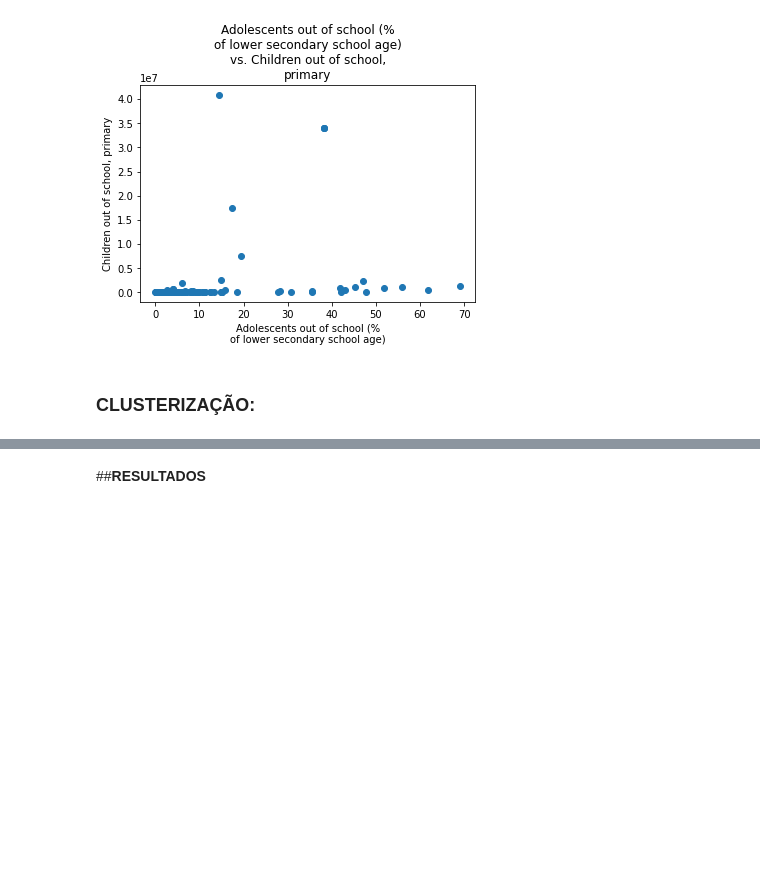
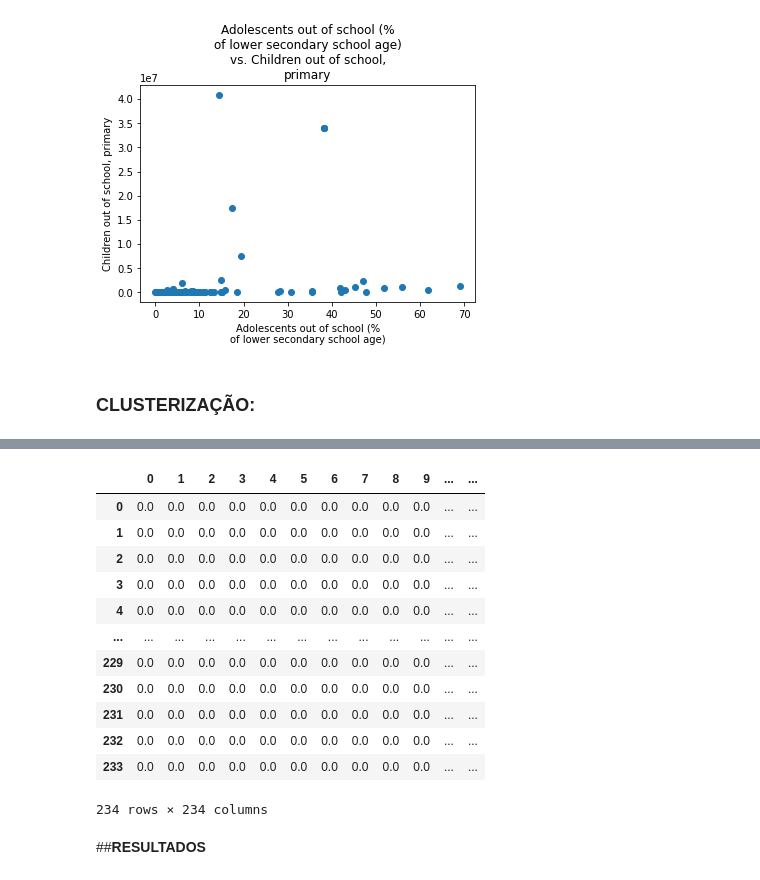
Before and after one commit to lucammarini/Project_Statistic_Analysis_03, a Jupyter notebook: Projeto_Statistic_Analysis_03.ipynb, the cells around one changed output, grey strips where cells are left out. Cells and saved outputs as stored; diff of their text form; code cells hidden in the pictures; blank space fills up the shorter version.

```diff
--- a/Projeto_Statistic_Analysis_03.ipynb
+++ b/Projeto_Statistic_Analysis_03.ipynb
@@ -435 +487,34 @@ for n in lista_pares:
+# %%
+# Utilizando a distancia euclidiana entre objetos:
+
+for i in range(0, col):
+  for j in range(0, col):
+    if df_diss_2015[i][j] is not 0:
+      pass
+    else:
+      contador = 0
+      for n in df_2015n_normal.columns:
+        if n == 'País':
+          pass
+        else:
+          contador = contador + (df_2015n_normal[n][i] - df_2015n_normal[n][j])^2
+      dist_euclid = contador^0.5
+      df_diss_2015[i][j] = dist_euclid
+      df_diss_2015[j][i] = dist_euclid
+# %%
+df_diss_2015
+# %% [output]
+|  | 0 | 1 | 2 | 3 | 4 | 5 | 6 | 7 | 8 | 9 | ... | ... |
+| 0 | 0.0 | 0.0 | 0.0 | 0.0 | 0.0 | 0.0 | 0.0 | 0.0 | 0.0 | 0.0 | ... | ... |
+| 1 | 0.0 | 0.0 | 0.0 | 0.0 | 0.0 | 0.0 | 0.0 | 0.0 | 0.0 | 0.0 | ... | ... |
+| 2 | 0.0 | 0.0 | 0.0 | 0.0 | 0.0 | 0.0 | 0.0 | 0.0 | 0.0 | 0.0 | ... | ... |
+| 3 | 0.0 | 0.0 | 0.0 | 0.0 | 0.0 | 0.0 | 0.0 | 0.0 | 0.0 | 0.0 | ... | ... |
+| 4 | 0.0 | 0.0 | 0.0 | 0.0 | 0.0 | 0.0 | 0.0 | 0.0 | 0.0 | 0.0 | ... | ... |
+| ... | ... | ... | ... | ... | ... | ... | ... | ... | ... | ... | ... | ... |
+| 229 | 0.0 | 0.0 | 0.0 | 0.0 | 0.0 | 0.0 | 0.0 | 0.0 | 0.0 | 0.0 | ... | ... |
+| 230 | 0.0 | 0.0 | 0.0 | 0.0 | 0.0 | 0.0 | 0.0 | 0.0 | 0.0 | 0.0 | ... | ... |
+| 231 | 0.0 | 0.0 | 0.0 | 0.0 | 0.0 | 0.0 | 0.0 | 0.0 | 0.0 | 0.0 | ... | ... |
+| 232 | 0.0 | 0.0 | 0.0 | 0.0 | 0.0 | 0.0 | 0.0 | 0.0 | 0.0 | 0.0 | ... | ... |
+| 233 | 0.0 | 0.0 | 0.0 | 0.0 | 0.0 | 0.0 | 0.0 | 0.0 | 0.0 | 0.0 | ... | ... |
+234 rows × 234 columns
 # %%
```
Also changed, not shown: parts of 6 cells of this notebook.
